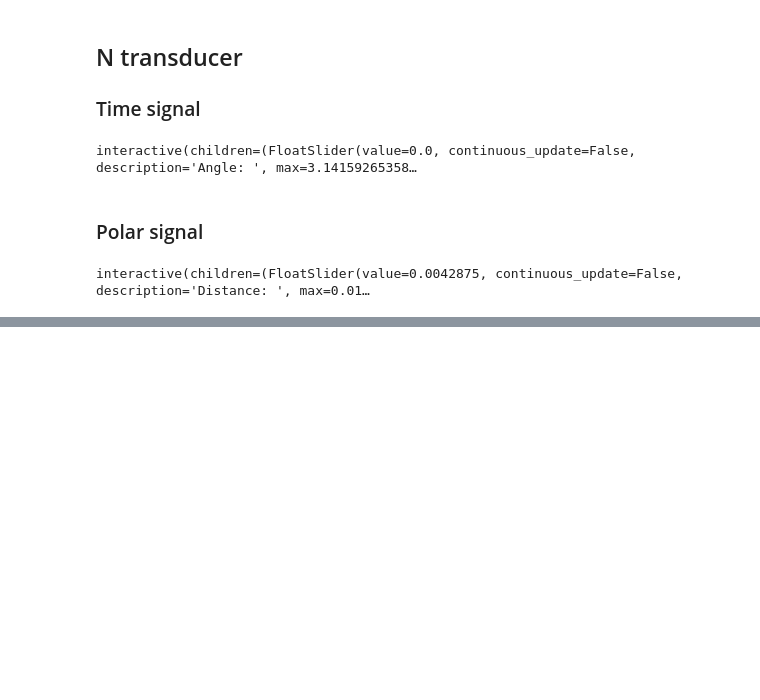
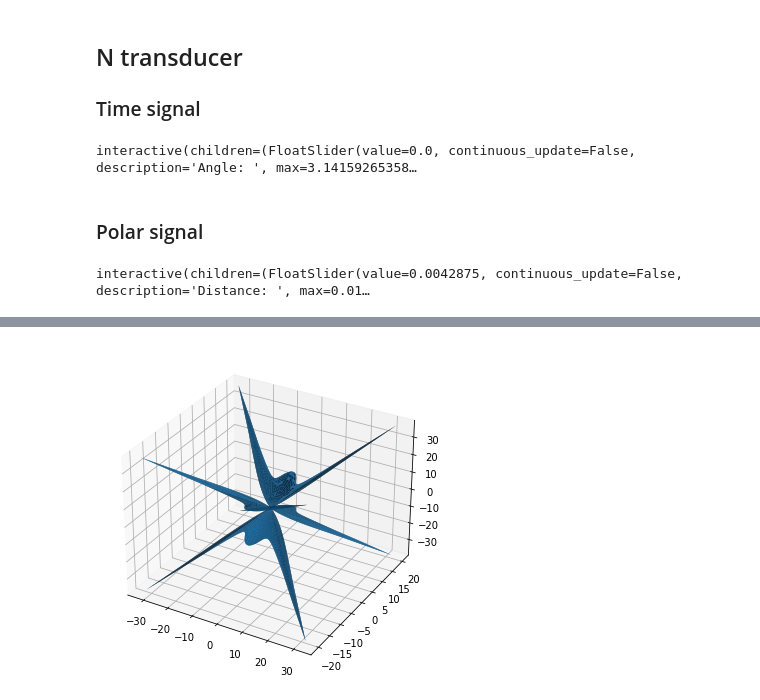
Before and after one commit to lufixSch/sound-laser, a Jupyter notebook: analysis/beamforming.ipynb, the cells around one changed output, grey strips where cells are left out. Drawn from its saved outputs; the diff is of its cells as text; code cells hidden in the pictures; blank space fills up the shorter version.

Commit message:
Experimenting with 3D polar plots

```diff
--- a/analysis/beamforming.ipynb
+++ b/analysis/beamforming.ipynb
@@ -214,0 +235,13 @@ interactive(children=(FloatSlider(value=0.0042875, continuous_update=False, desc
+# %%
+def transducerPhase3D(n, m, d, phi, alpha):
+  wavelength = cs/f
+
+  return np.cos(2 * np.pi / wavelength * d * np.sqrt(np.power(n * np.sin(phi), 2) + np.power(m * np.sin(alpha), 2)))
+
+def transducer3D(n, m, d, phi, alpha, f, t):
+  w = 2 * np.pi * f
+  wavelength = cs/f
+
+  phase = 2 * np.pi / wavelength * d * np.sqrt(np.power(n * np.sin(phi), 2) + np.power(m * np.sin(alpha), 2))
+
+  return np.cos(w * t + phase)
@@ -214,0 +438,20 @@ interactive(children=(FloatSlider(value=0.0042875, continuous_update=False, desc
+# %%
+E = np.zeros([len(vphi), len(valpha)])
+for n in range(N):
+  for m in range(M):
+      E = E + transducerPhase3D(n, m, d, vphi, valpha)
+
+E_dB = 20 * np.log10(1/(N+M) * np.abs(E))
+
+phi_grid, alpha_grid = np.meshgrid(vphi, valpha)
+
+Y = np.sin(phi_grid) * np.sin(alpha_grid) * E_dB
+Z = np.sin(alpha_grid) * E_dB
+X = np.cos(phi_grid) * np.sin(alpha_grid) * E_dB
+
+fig = plt.figure(figsize=[6, 6])
+ax = fig.add_subplot(111, projection='3d')
+ax.plot_surface(X, Y, Z)
+plt.show()
+# %% [output]
+[figure, added]
```
Also changed, not shown: parts of 15 cells of this notebook.
